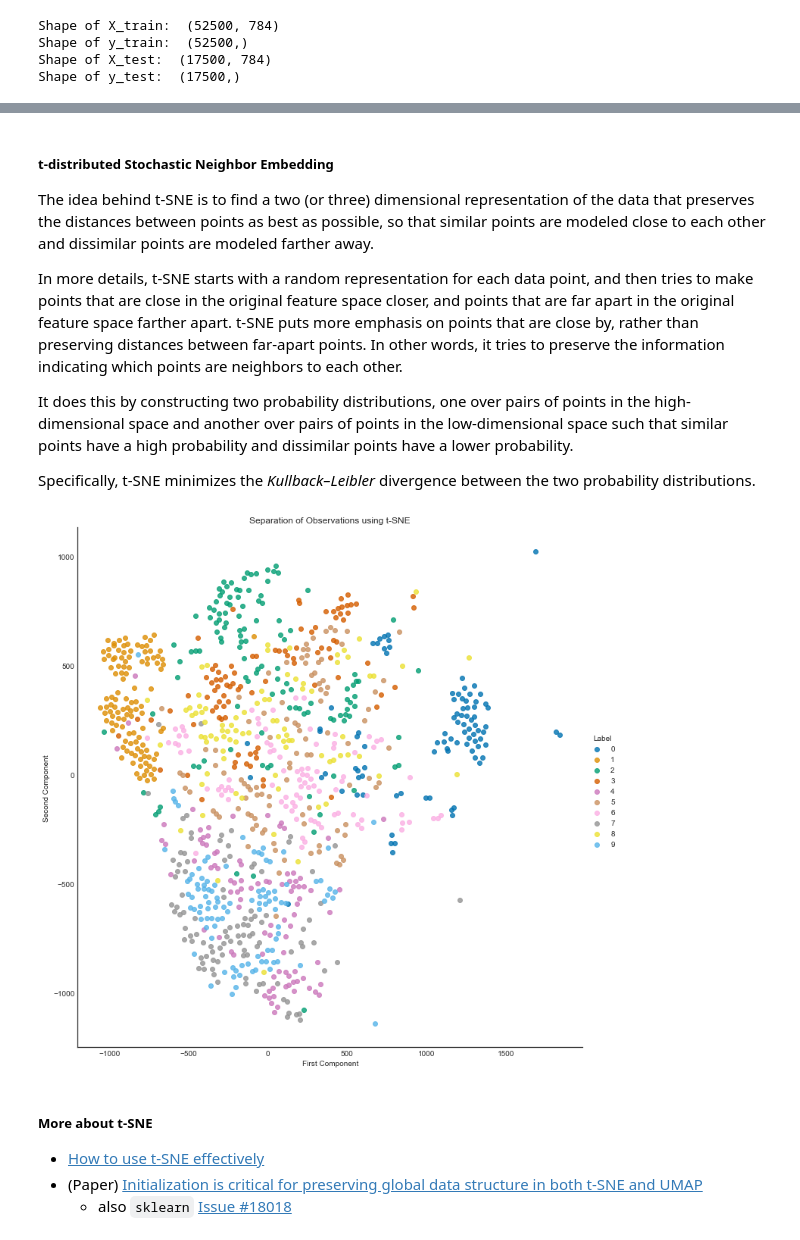
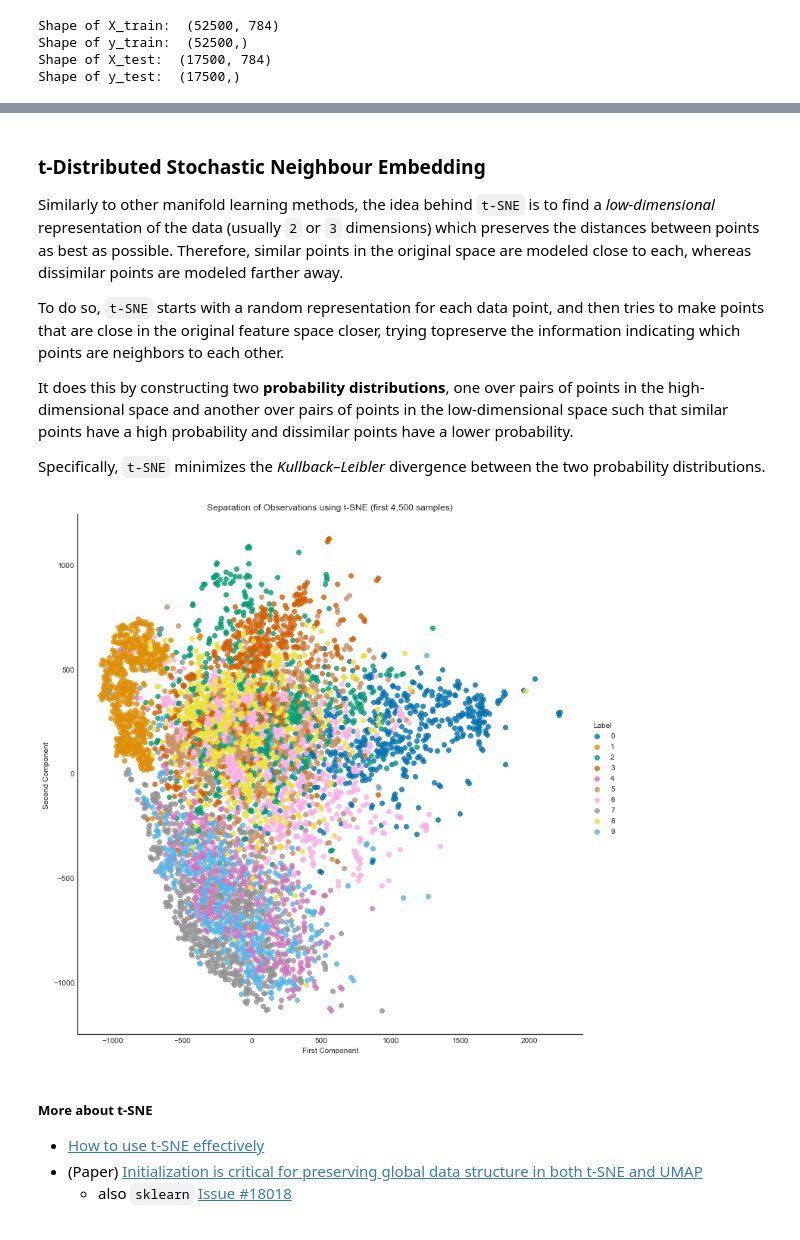
Before and after one commit to leriomaggio/deep-unsupervised-learning, a Jupyter notebook: 3_Dimensionality_Reduction/1 From PCA to UMAP.ipynb, the cells around one changed output, grey strips where cells are left out. Drawn from its saved outputs; the diff is of its cells as text; code cells hidden in the pictures.

```diff
--- a/3_Dimensionality_Reduction/1 From PCA to UMAP.ipynb
+++ b/3_Dimensionality_Reduction/1 From PCA to UMAP.ipynb
@@ -394,9 +422,9 @@ Now, let’s apply PCA to the MNIST digits dataset and see how well PCA captures
 from sklearn.decomposition import PCA
 
 n_components = 784
-whiten = False
+whiten = True
 random_state = 123456
 
 pca = PCA(n_components=n_components, whiten=whiten, random_state=random_state)
-# %%
-X_train_PCA = pca.fit_transform(X_train)
+# %%
+pca.fit(X_train)
@@ -538,14 +585,13 @@ scatter_plot(X_train_isomap, y_train[:1000], "IsoMap")
 # %% [markdown]
-##### t-distributed Stochastic Neighbor Embedding
+### t-Distributed Stochastic Neighbour Embedding
 
-The idea behind t-SNE is to find a two (or three) dimensional representation of the data that
-preserves the distances between points as best as possible, so that similar points are modeled close to each other and dissimilar points are modeled farther away.
+Similarly to other manifold learning methods, the idea behind `t-SNE` is to find a _low-dimensional_ representation of the data (usually `2` or `3` dimensions) which preserves the distances between points as best as possible. Therefore, similar points in the original space are modeled close to each, whereas dissimilar points are modeled farther away.
 
-In more details, t-SNE starts with a random representation for each data point, and then tries to make points that are close in the original feature space closer, and points that are far apart in the original feature space farther apart. t-SNE puts more emphasis on points that are close by, rather than preserving distances between far-apart points. In other words, it tries to preserve the information indicating which points are neighbors to each other.
+To do so, `t-SNE` starts with a random representation for each data point, and then tries to make points that are close in the original feature space closer, trying topreserve the information indicating which points are neighbors to each other.
 
-It does this by constructing two probability distributions, one over pairs of points in the high-dimensional space and another over pairs of points in the low-dimensional space such that similar points have a high probability and dissimilar points have a lower probability.
+It does this by constructing two **probability distributions**, one over pairs of points in the high-dimensional space and another over pairs of points in the low-dimensional space such that similar points have a high probability and dissimilar points have a lower probability.
 
-Specifically, t-SNE minimizes the _Kullback–Leibler_ divergence between the two probability distributions.
+Specifically, `t-SNE` minimizes the _Kullback–Leibler_ divergence between the two probability distributions.
 # %%
 # t-SNE
 from sklearn.manifold import TSNE
@@ -562,12 +608,12 @@ tSNE = TSNE(n_components=n_components, learning_rate=learning_rate, \
             init=init, random_state=random_state)
 
 # for the sake of performance,
-# let's limit TSNE computation to the first batch of 1,000 samples
-X_train_tSNE = tSNE.fit_transform(X_train[:1000])
+# let's limit TSNE computation to the first batch of 4,500 samples
+X_train_tSNE = tSNE.fit_transform(X_train[:4500])
 # %%
-scatter_plot(X_train_tSNE, y_train[:1000], "t-SNE")
+scatter_plot(X_train_tSNE, y_train[:4500], "t-SNE (first 4,500 samples)")
 # %% [output]
-[figure, old version]
+[figure, new version]
 # %% [markdown]
 ##### More about t-SNE
 
```
Also changed, not shown: parts of 65 cells of this notebook.
